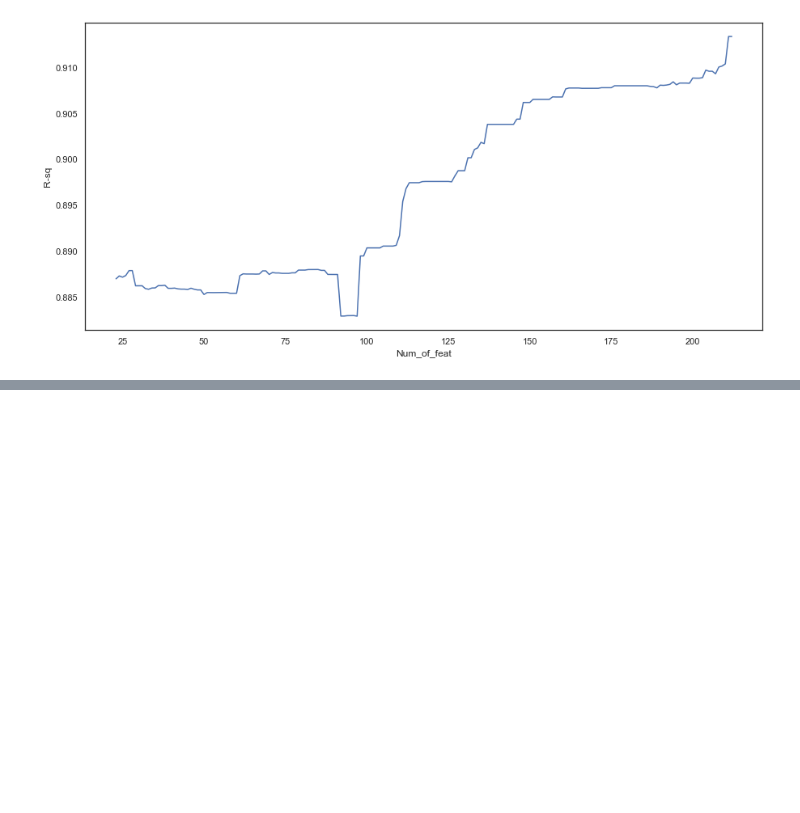
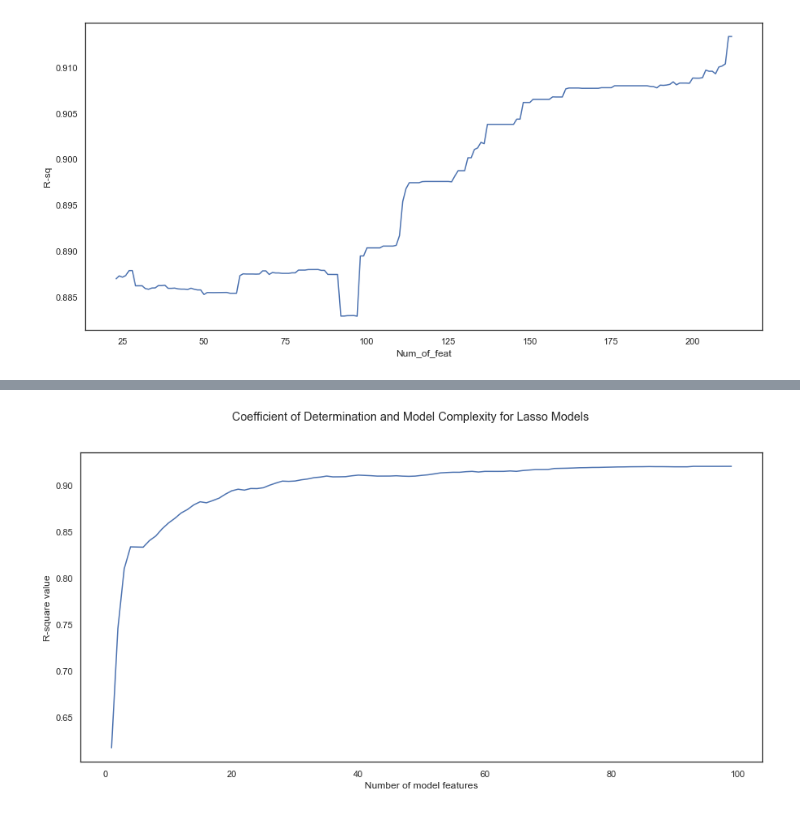
Before and after one commit to danielosetiawan/Ames_Housing_ML, a Jupyter notebook: Lasso_feat_import.ipynb, the cells around one changed output, grey strips where cells are left out. Saved outputs shown, nothing was run; the diff lists cells and outputs as text; code cells hidden in the pictures; blank space fills up the shorter version.

```diff
--- a/Lasso_feat_import.ipynb
+++ b/Lasso_feat_import.ipynb
@@ -180,0 +212,13 @@ sns.lineplot(x=df['Num_of_feat'], y=df['R-sq'])
+# %%
+j=1
+# perform permutation importance
+results = permutation_importance(ls[j], Xtest_list[j], Y_test, scoring='neg_mean_squared_error')
+# get importance
+sorted_idx = results.importances_mean.argsort()
+
+feature_rank = {}
+features = np.array(Xtest_list[j].columns.values)
+# summarize feature importance
+for i in sorted_idx[::-1]:
+    data = {features[i]: results.importances_mean[i]}
+    feature_rank.update(data)
@@ -180,0 +389,9 @@ sns.lineplot(x=df['Num_of_feat'], y=df['R-sq'])
+# %%
+fig = plt.figure()
+plt.plot(df1['Num_of_feat'], df1['R-sq'])
+fig.suptitle('Coefficient of Determination and Model Complexity for Lasso Models')
+plt.xlabel('Number of model features')
+plt.ylabel('R-square value')
+fig.savefig('lasso_feat_imp.png')
+# %% [output]
+[figure, added]
```
Also changed, not shown: parts of 24 cells of this notebook, 1 other file.
